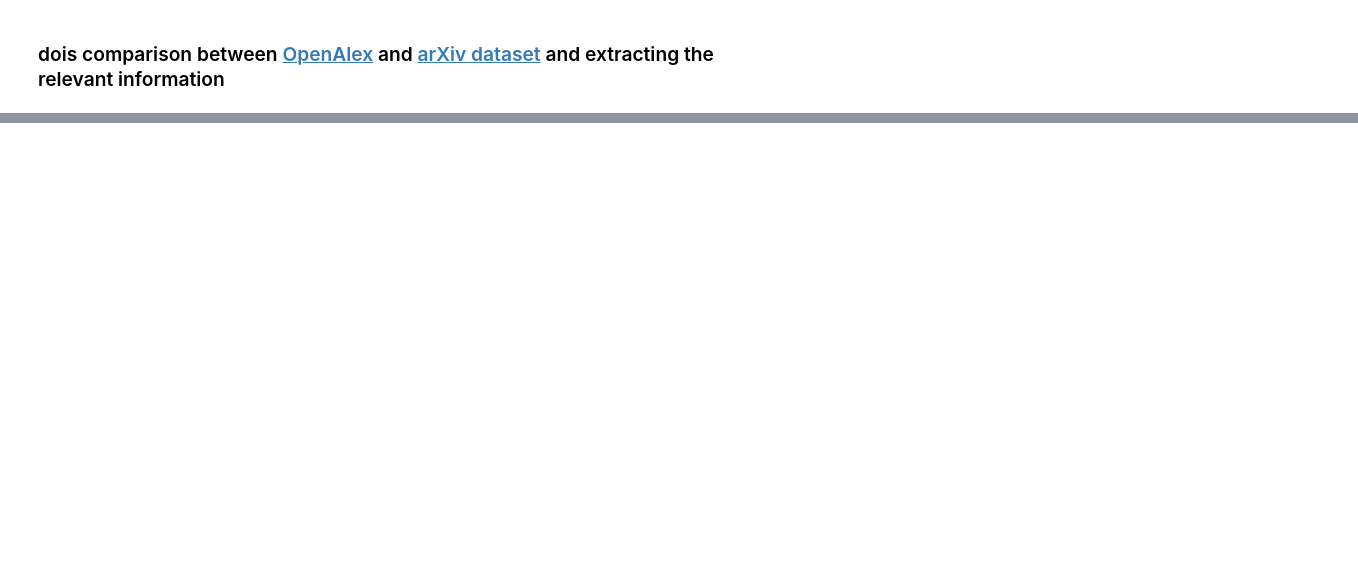
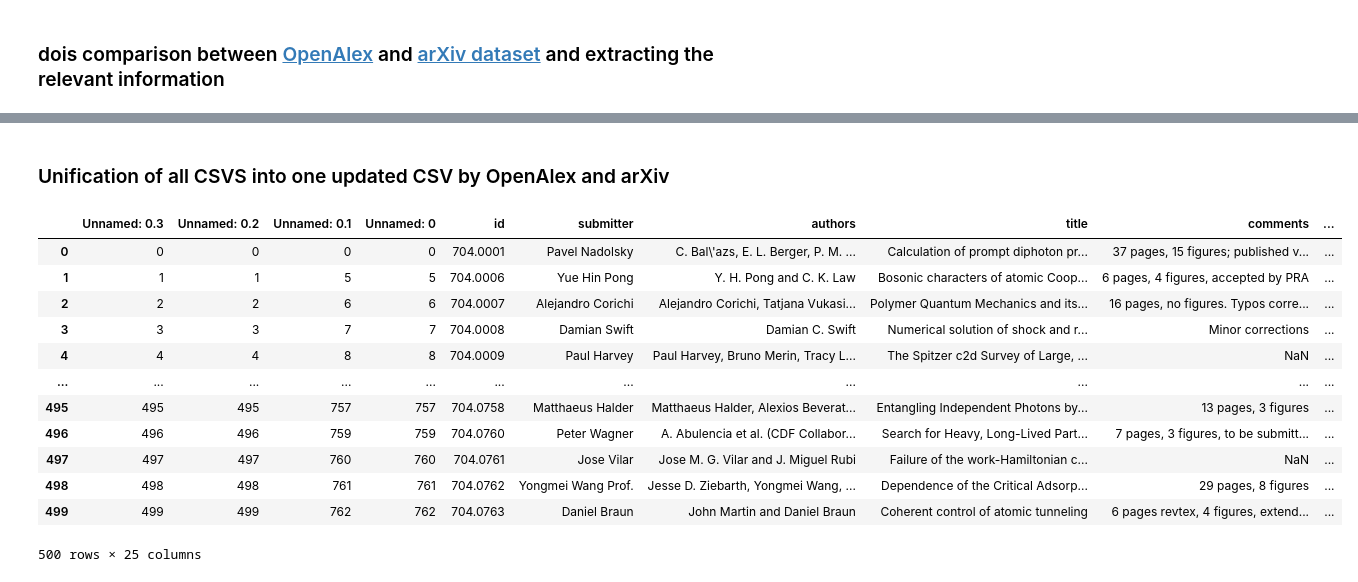
Before and after one commit to dudi709/big-data-journal-citations, a Jupyter notebook: data_proccessing-big_data.ipynb, the cells around one changed output, grey strips where cells are left out. Drawn from its saved outputs; the diff is of its cells as text; code cells hidden in the pictures; blank space fills up the shorter version.

Commit message:
creating combined dataframe by openalex and arxiv

```diff
--- a/data_proccessing-big_data.ipynb
+++ b/data_proccessing-big_data.ipynb
@@ -90,0 +97,2 @@ shorter_arxiv_df = arxiv_df.iloc[0:10]
+# %%
+arxiv_with_fixed_doi_df = pd.read_csv('arxiv_with_fixed_doi.csv', nrows=500)
@@ -91,2 +152,7 @@ shorter_arxiv_df = arxiv_df.iloc[0:10]
 # %% [markdown]
 ### dois comparison between [OpenAlex](https://openalex.org/) and [arXiv dataset](https://www.kaggle.com/datasets/Cornell-University/arxiv) and extracting the relevant information
+# %%
+splitted_csvs_folder ="splitted_csvs/"
+
+if not os.path.exists(splitted_csvs_folder):
+    os.makedirs(splitted_csvs_folder)
@@ -92,0 +212,44 @@ shorter_arxiv_df = arxiv_df.iloc[0:10]
+# %% [markdown]
+### Unification of all CSVS into one updated CSV by OpenAlex and arXiv
+# %%
+import os
+import glob
+
+# Get a list of all CSV files in the 'splitted_csvs_folder' folder
+csv_files = glob.glob(os.path.join(splitted_csvs_folder, '*.csv'))
+
+# Initialize an empty list to store the dataframes
+dfs = []
+
+# Iterate over each CSV file
+for file in tqdm(csv_files):
+    try:
+        # Read the CSV file into a DataFrame
+        df = pd.read_csv(file)
+        if not df.empty:
+            # Append the DataFrame to the dfs list
+            dfs.append(df)
+    except pd.errors.EmptyDataError:
+        print(f"Skipping empty file: {file}")
+
+# Concatenate all dataframes in the list
+combined_data = pd.concat(dfs, ignore_index=True)
+
+# Write the combined_data DataFrame to a new CSV file
+#combined_data.to_csv('arxiv_compared_with_openalex_with_ref_id.csv', index=False)
+# %%
+combined_data
+# %% [output]
+|  | Unnamed: 0.3 | Unnamed: 0.2 | Unnamed: 0.1 | Unnamed: 0 | id | submitter | authors | title | comments | ... |
+| 0 | 0 | 0 | 0 | 0 | 704.0001 | Pavel Nadolsky | C. Bal\'azs, E. L. Berger, P. M. ... | Calculation of prompt diphoton pr... | 37 pages, 15 figures; published v... | ... |
+| 1 | 1 | 1 | 5 | 5 | 704.0006 | Yue Hin Pong | Y. H. Pong and C. K. Law | Bosonic characters of atomic Coop... | 6 pages, 4 figures, accepted by PRA | ... |
+| 2 | 2 | 2 | 6 | 6 | 704.0007 | Alejandro Corichi | Alejandro Corichi, Tatjana Vukasi... | Polymer Quantum Mechanics and its... | 16 pages, no figures. Typos corre... | ... |
+| 3 | 3 | 3 | 7 | 7 | 704.0008 | Damian Swift | Damian C. Swift | Numerical solution of shock and r... | Minor corrections | ... |
+| 4 | 4 | 4 | 8 | 8 | 704.0009 | Paul Harvey | Paul Harvey, Bruno Merin, Tracy L... | The Spitzer c2d Survey of Large, ... | NaN | ... |
+| ... | ... | ... | ... | ... | ... | ... | ... | ... | ... | ... |
+| 495 | 495 | 495 | 757 | 757 | 704.0758 | Matthaeus Halder | Matthaeus Halder, Alexios Beverat... | Entangling Independent Photons by... | 13 pages, 3 figures | ... |
+| 496 | 496 | 496 | 759 | 759 | 704.0760 | Peter Wagner | A. Abulencia et al. (CDF Collabor... | Search for Heavy, Long-Lived Part... | 7 pages, 3 figures, to be submitt... | ... |
+| 497 | 497 | 497 | 760 | 760 | 704.0761 | Jose Vilar | Jose M. G. Vilar and J. Miguel Rubi | Failure of the work-Hamiltonian c... | NaN | ... |
+| 498 | 498 | 498 | 761 | 761 | 704.0762 | Yongmei Wang Prof. | Jesse D. Ziebarth, Yongmei Wang, ... | Dependence of the Critical Adsorp... | 29 pages, 8 figures | ... |
+| 499 | 499 | 499 | 762 | 762 | 704.0763 | Daniel Braun | John Martin and Daniel Braun | Coherent control of atomic tunneling | 6 pages revtex, 4 figures, extend... | ... |
+500 rows × 25 columns
```
Also changed, not shown: parts of 11 cells of this notebook.
